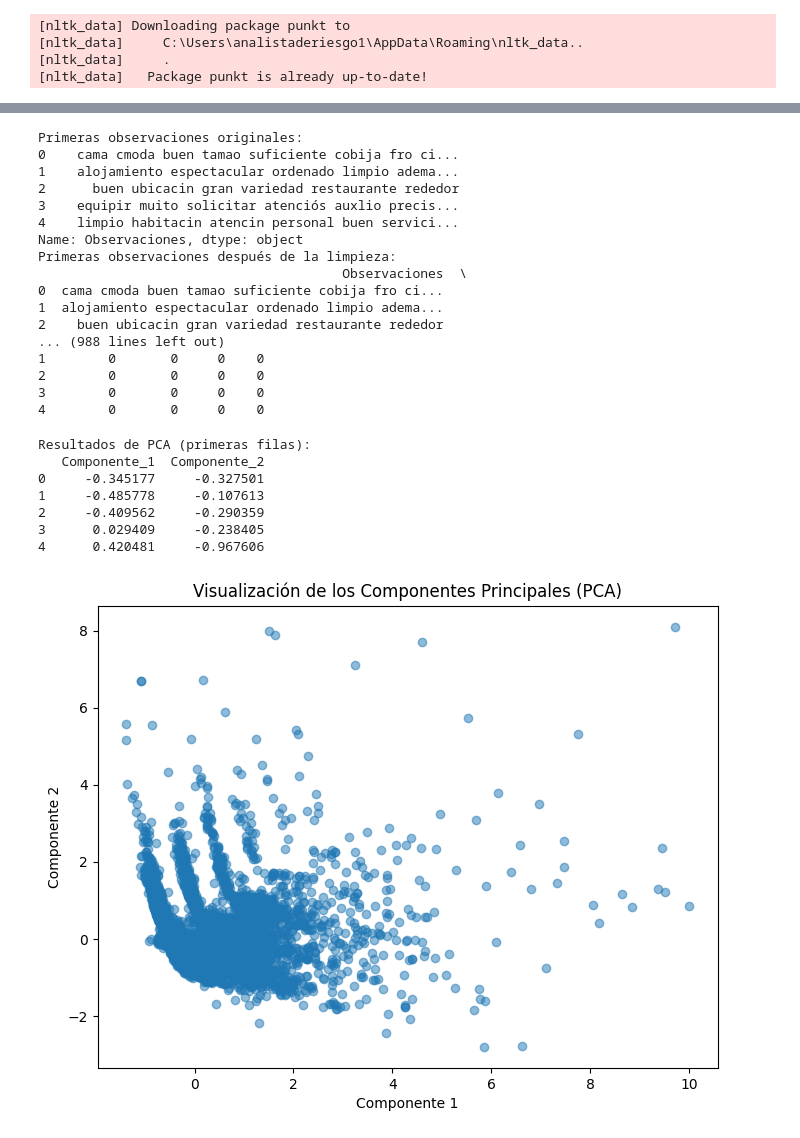
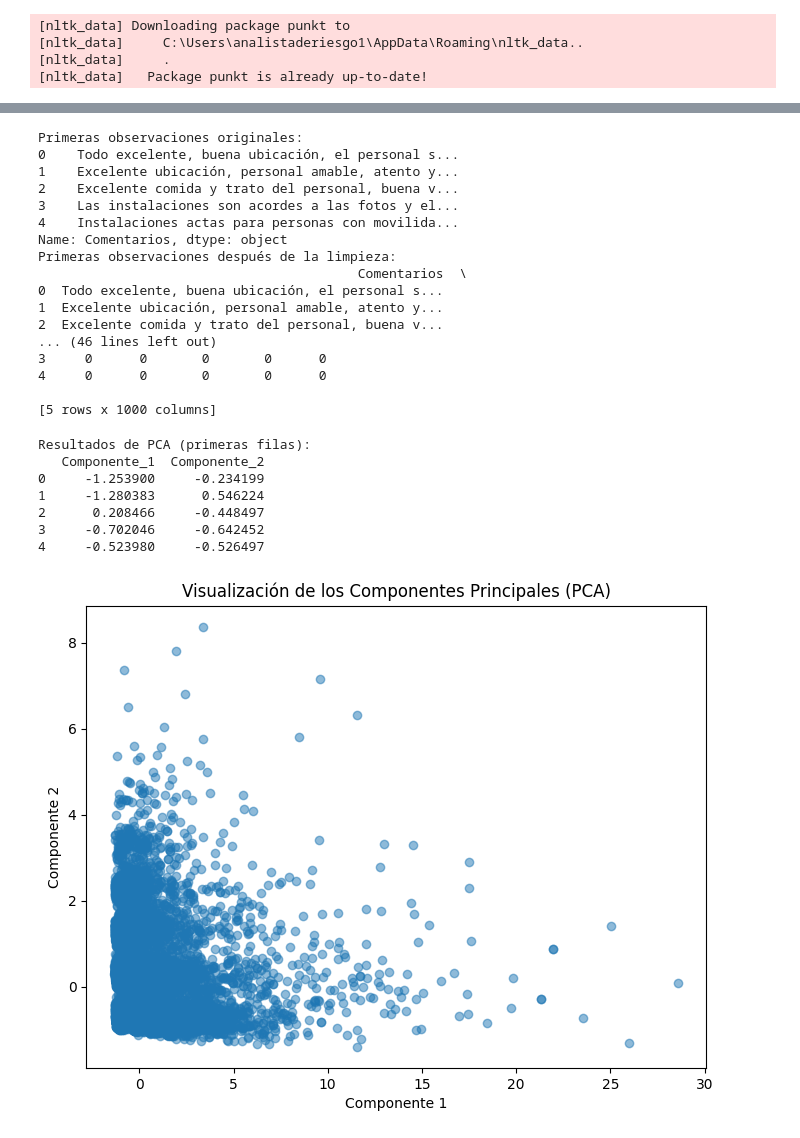
Before and after one commit to riesgos24/procesamientolenguajenatural2, a Jupyter notebook: Taller11611202411.ipynb, the cells around one changed output, grey strips where cells are left out. Saved outputs shown, nothing was run; the diff lists cells and outputs as text; code cells hidden in the pictures.

```diff
--- a/Taller11611202411.ipynb
+++ b/Taller11611202411.ipynb
@@ -297,7 +297,7 @@ Baseinicial_Consolidada
 nltk.download('punkt')
 
 # Tokenización por palabras en la columna 'Baseinicial_Consolidado'
-Baseinicial_Consolidada['Tokenizado'] = Baseinicial_Consolidada['Observaciones'].apply(word_tokenize)
+Baseinicial_Consolidada['Tokenizado'] = Baseinicial_Consolidada['Comentarios'].apply(word_tokenize)
 # %% [output]
 [nltk_data] Downloading package punkt to
 [nltk_data]     C:\Users\analistaderiesgo1\AppData\Roaming\nltk_data..
@@ -363,7 +365,7 @@ print(Baseinicial_Consolidada.columns)
 # Asegurarse de que la columna 'Segmento_Calificación' esté presente
 if 'Segmento_Calificación' in Baseinicial_Consolidada.columns:
     # Aplicar la limpieza de texto
-    Baseinicial_Consolidada['Comentario_Limpio'] = Baseinicial_Consolidada['Observaciones'].apply(clean_text)
+    Baseinicial_Consolidada['Comentario_Limpio'] = Baseinicial_Consolidada['Comentarios'].apply(clean_text)
 
     # Vectorización de los comentarios limpios
     count_vectorizer = CountVectorizer()
@@ -446,20 +448,20 @@ def clean_text(text):
     return text
 
 # Verifica si hay valores nulos o vacíos en la columna 'Observaciones'
-if Baseinicial_Consolidada['Observaciones'].isnull().sum() > 0:
+if Baseinicial_Consolidada['Comentarios'].isnull().sum() > 0:
     print("Hay valores nulos en 'Observaciones', se eliminarán o reemplazarán.")
-    Baseinicial_Consolidada['Observaciones'].fillna('', inplace=True)  # Rellenar los nulos
+    Baseinicial_Consolidada['Comentarios'].fillna('', inplace=True)  # Rellenar los nulos
 
 # Inspeccionar las primeras filas para asegurarnos de que 'Observaciones' tiene datos
 print("Primeras observaciones originales:")
-print(Baseinicial_Consolidada['Observaciones'].head())
+print(Baseinicial_Consolidada['Comentarios'].head())
 
 # Aplicar la función de limpieza a la columna de texto
-Baseinicial_Consolidada['Observaciones_Limpias'] = Baseinicial_Consolidada['Observaciones'].apply(clean_text)
+Baseinicial_Consolidada['Observaciones_Limpias'] = Baseinicial_Consolidada['Comentarios'].apply(clean_text)
 
 # Verificar las primeras observaciones después de la limpieza
 print("Primeras observaciones después de la limpieza:")
-print(Baseinicial_Consolidada[['Observaciones', 'Observaciones_Limpias']].head())
+print(Baseinicial_Consolidada[['Comentarios', 'Observaciones_Limpias']].head())
 
 # Verificar la longitud de las observaciones limpias para asegurarnos de que no sean demasiado cortas
 Baseinicial_Consolidada['Longitud_Observaciones_Limpias'] = Baseinicial_Consolidada['Observaciones_Limpias'].apply(lambda x: len(x.split()))
@@ -496,22 +498,22 @@ if df_salidas.sum().sum() == 0:
     print("La matriz de características tiene solo ceros, revisa la limpieza o el vectorizador.")
 # %% [output]
 Primeras observaciones originales:
-0    cama cmoda buen tamao suficiente cobija fro ci...
-1    alojamiento espectacular ordenado limpio adema...
-2      buen ubicacin gran variedad restaurante rededor
-3    equipir muito solicitar atenciós auxlio precis...
-4    limpio habitacin atencin personal buen servici...
-Name: Observaciones, dtype: object
+0    Todo excelente, buena ubicación, el personal s...
+1    Excelente ubicación, personal amable, atento y...
+2    Excelente comida y trato del personal, buena v...
+3    Las instalaciones son acordes a las fotos y el...
+4    Instalaciones actas para personas con movilida...
+Name: Comentarios, dtype: object
 Primeras observaciones después de la limpieza:
-                                       Observaciones  \
-0  cama cmoda buen tamao suficiente cobija fro ci...
-1  alojamiento espectacular ordenado limpio adema...
-2    buen ubicacin gran variedad restaurante rededor
-... (988 lines left out)
-1        0       0     0    0
-2        0       0     0    0
-3        0       0     0    0
-4        0       0     0    0
+                                         Comentarios  \
+0  Todo excelente, buena ubicación, el personal s...
+1  Excelente ubicación, personal amable, atento y...
+2  Excelente comida y trato del personal, buena v...
+... (46 lines left out)
+3     0      0       0       0      0
+4     0      0       0       0      0
+
+[5 rows x 1000 columns]
 # %%
 import pandas as pd
 from sklearn.feature_extraction.text import CountVectorizer
@@ -529,12 +531,12 @@ def clean_text(text):
     return text
 
 # Verifica si hay valores nulos o vacíos en la columna 'Observaciones'
-if Baseinicial_Consolidada['Observaciones'].isnull().sum() > 0:
+if Baseinicial_Consolidada['Comentarios'].isnull().sum() > 0:
     print("Hay valores nulos en 'Observaciones', se eliminarán o reemplazarán.")
-    Baseinicial_Consolidada['Observaciones'].fillna('', inplace=True)  # Rellenar los nulos
+    Baseinicial_Consolidada['Comentarios'].fillna('', inplace=True)  # Rellenar los nulos
 
 # Aplicar la función de limpieza a la columna de texto
-Baseinicial_Consolidada['Observaciones_Limpias'] = Baseinicial_Consolidada['Observaciones'].apply(clean_text)
+Baseinicial_Consolidada['Observaciones_Limpias'] = Baseinicial_Consolidada['Comentarios'].apply(clean_text)
 
 # Aplicar el CountVectorizer para extraer las características de texto
 vectorizador_Base_Consolidada = CountVectorizer(stop_words=None, max_features=1000)  # Limitar el número de características a 1000
@@ -544,36 +546,36 @@ vectorizador_Base_Consolidada.fit(Baseinicial_Consolidada['Observaciones_Limpias
 
 # Transformar el texto en una matriz de características
 salida = vectorizador_Base_Consolidada.transform(Baseinicial_Consolidada['Observaciones_Limpias'])
 
 # Convertir la salida a un DataFrame para verlo de forma más clara
 df_salidas = pd.DataFrame(salida.toarray(), columns=vectorizador_Base_Consolidada.get_feature_names_out())
 
 # Aplicar PCA para reducir la dimensionalidad
 pca = PCA(n_components=2)  # Reducir a 2 componentes principales
 pca_resultado = pca.fit_transform(df_salidas)
 
 # Convertir el resultado de PCA en un DataFrame para una mejor visualización
 df_pca = pd.DataFrame(pca_resultado, columns=['Componente_1', 'Componente_2'])
 
 # Mostrar los resultados de PCA
 print("Resultados de PCA (primeras filas):")
 print(df_pca.head())
 
 # Opcional: Visualizar los componentes principales en un gráfico
 import matplotlib.pyplot as plt
 
 plt.figure(figsize=(8, 6))
 plt.scatter(df_pca['Componente_1'], df_pca['Componente_2'], alpha=0.5)
 plt.title("Visualización de los Componentes Principales (PCA)")
 plt.xlabel("Componente 1")
 plt.ylabel("Componente 2")
 plt.show()
 # %% [output]
 Resultados de PCA (primeras filas):
    Componente_1  Componente_2
-0     -0.345177     -0.327501
-1     -0.485778     -0.107613
-2     -0.409562     -0.290359
-3      0.029409     -0.238405
-4      0.420481     -0.967606
+0     -1.253900     -0.234199
+1     -1.280383      0.546224
+2      0.208466     -0.448497
+3     -0.702046     -0.642452
+4     -0.523980     -0.526497
-[figure, old version]
+[figure, new version]
```
Also changed, not shown: parts of 26 cells of this notebook, 1 other file.
